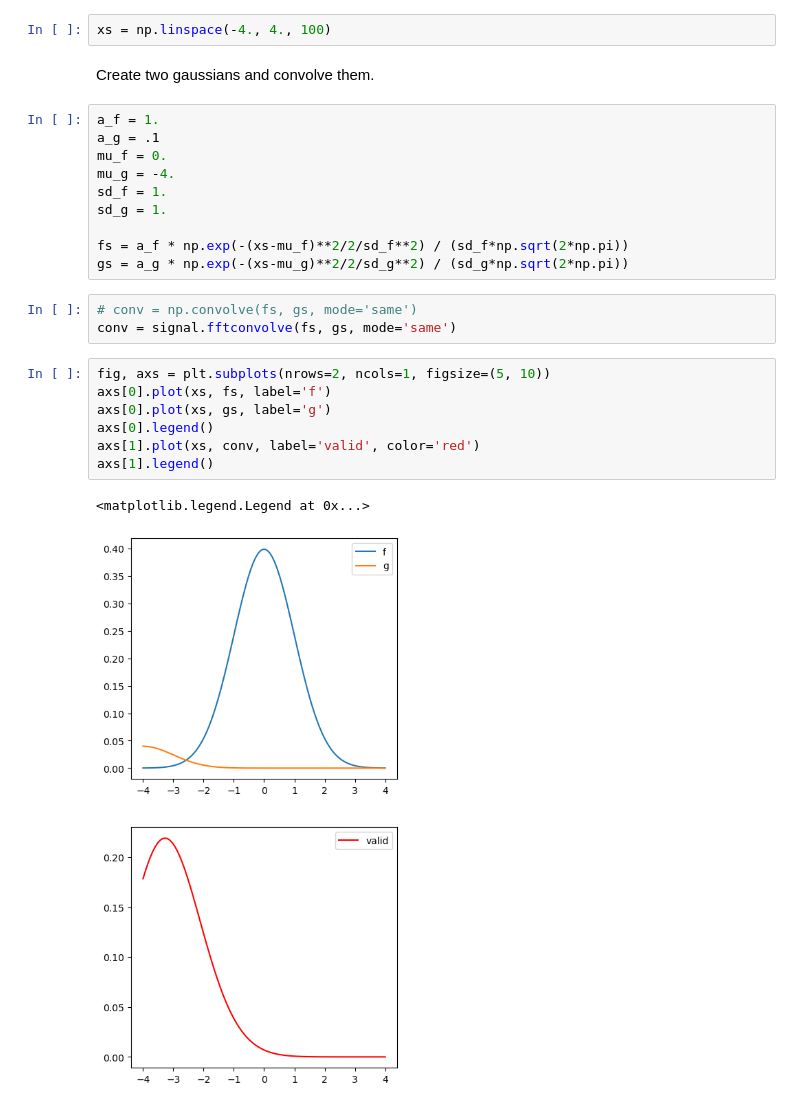
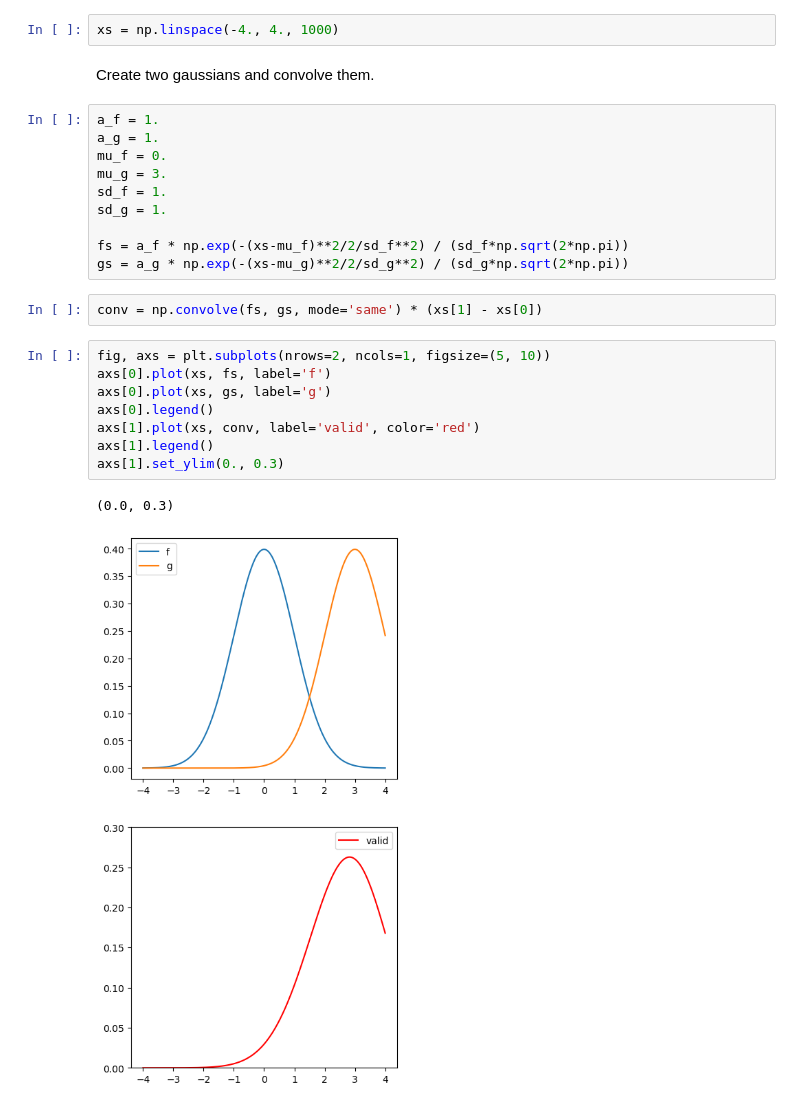
Before and after one commit to akey7/gaussian-animations, a Jupyter notebook: gaussian_convolution.ipynb, the cells around one changed output. Cells and saved outputs as stored; diff of their text form.

```diff
--- a/gaussian_convolution.ipynb
+++ b/gaussian_convolution.ipynb
@@ -9,29 +9,29 @@ import matplotlib.pyplot as plt
 # %% [markdown]
 Make a common axis to compute all the functions with
 # %%
-xs = np.linspace(-4., 4., 100)
+xs = np.linspace(-4., 4., 1000)
 # %% [markdown]
 Create two gaussians and convolve them.
 # %%
 a_f = 1.
-a_g = .1
+a_g = 1.
 mu_f = 0.
-mu_g = -4.
+mu_g = 3.
 sd_f = 1.
 sd_g = 1.
 
 fs = a_f * np.exp(-(xs-mu_f)**2/2/sd_f**2) / (sd_f*np.sqrt(2*np.pi))
 gs = a_g * np.exp(-(xs-mu_g)**2/2/sd_g**2) / (sd_g*np.sqrt(2*np.pi))
 # %%
-# conv = np.convolve(fs, gs, mode='same')
-conv = signal.fftconvolve(fs, gs, mode='same')
+conv = np.convolve(fs, gs, mode='same') * (xs[1] - xs[0])
 # %%
 fig, axs = plt.subplots(nrows=2, ncols=1, figsize=(5, 10))
 axs[0].plot(xs, fs, label='f')
 axs[0].plot(xs, gs, label='g')
 axs[0].legend()
 axs[1].plot(xs, conv, label='valid', color='red')
 axs[1].legend()
+axs[1].set_ylim(0., 0.3)
 # %% [output]
-<matplotlib.legend.Legend at 0x...>
+(0.0, 0.3)
-[figure, old version]
+[figure, new version]
```
